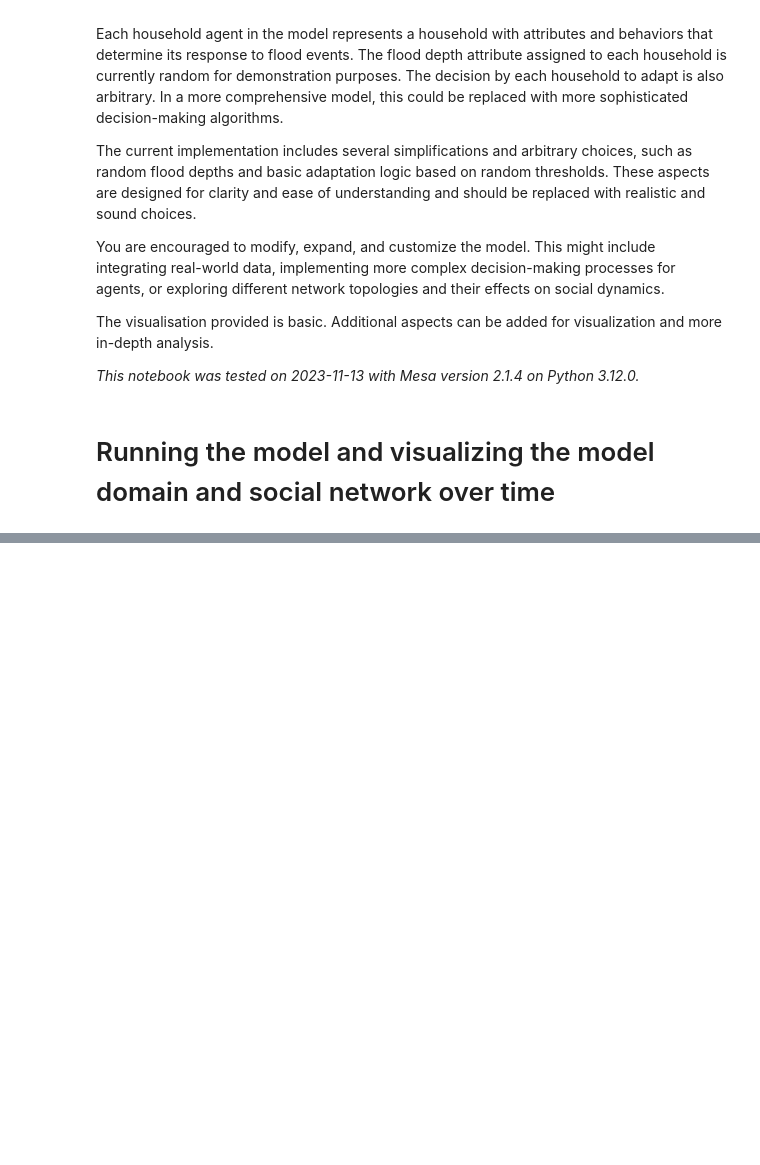
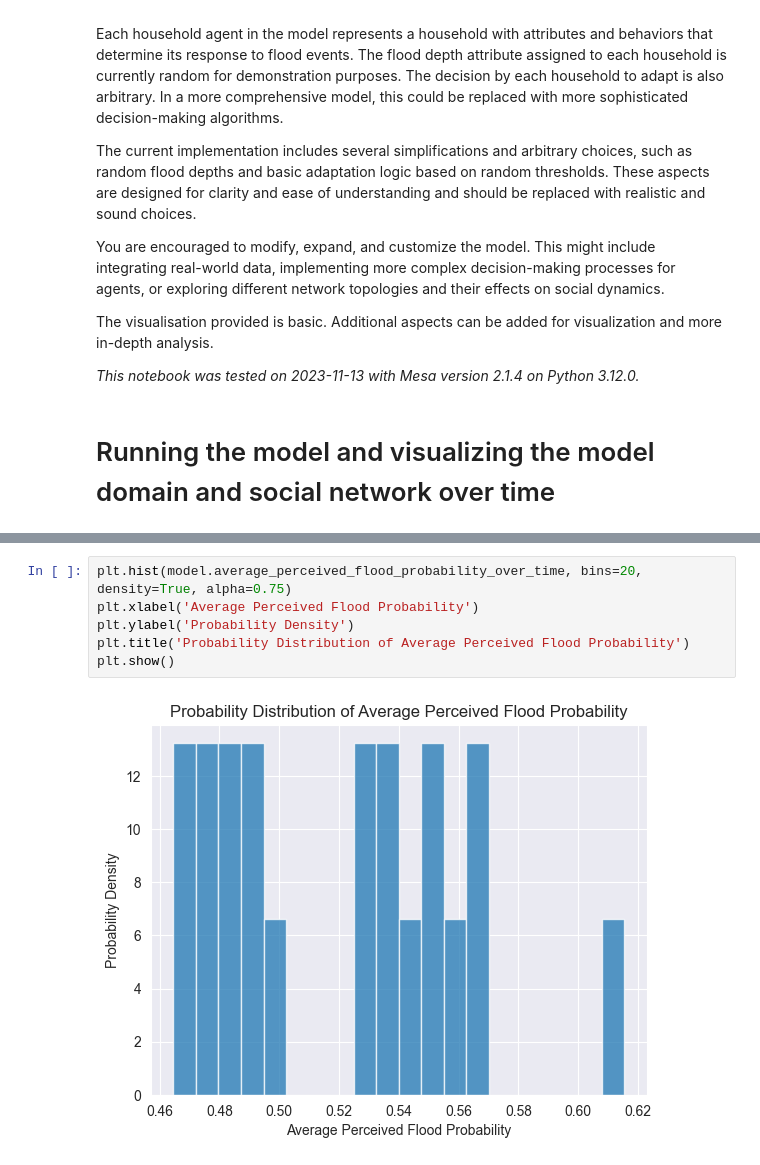
Before and after one commit to ElizeBr/ABM-Flood-adaptation-assignment, a Jupyter notebook: model/demo.ipynb, the cells around one changed output, grey strips where cells are left out. Saved outputs shown, nothing was run; the diff lists cells and outputs as text; blank space fills up the shorter version.

```diff
--- a/model/demo.ipynb
+++ b/model/demo.ipynb
@@ -184,0 +154,8 @@ g.set(title="Adapted households over time", ylabel="Number of adapted households
+# %%
+plt.hist(model.average_perceived_flood_probability_over_time, bins=20, density=True, alpha=0.75)
+plt.xlabel('Average Perceived Flood Probability')
+plt.ylabel('Probability Density')
+plt.title('Probability Distribution of Average Perceived Flood Probability')
+plt.show()
+# %% [output]
+[figure, added]
```
Also changed, not shown: parts of 6 cells of this notebook, 3 other files.
